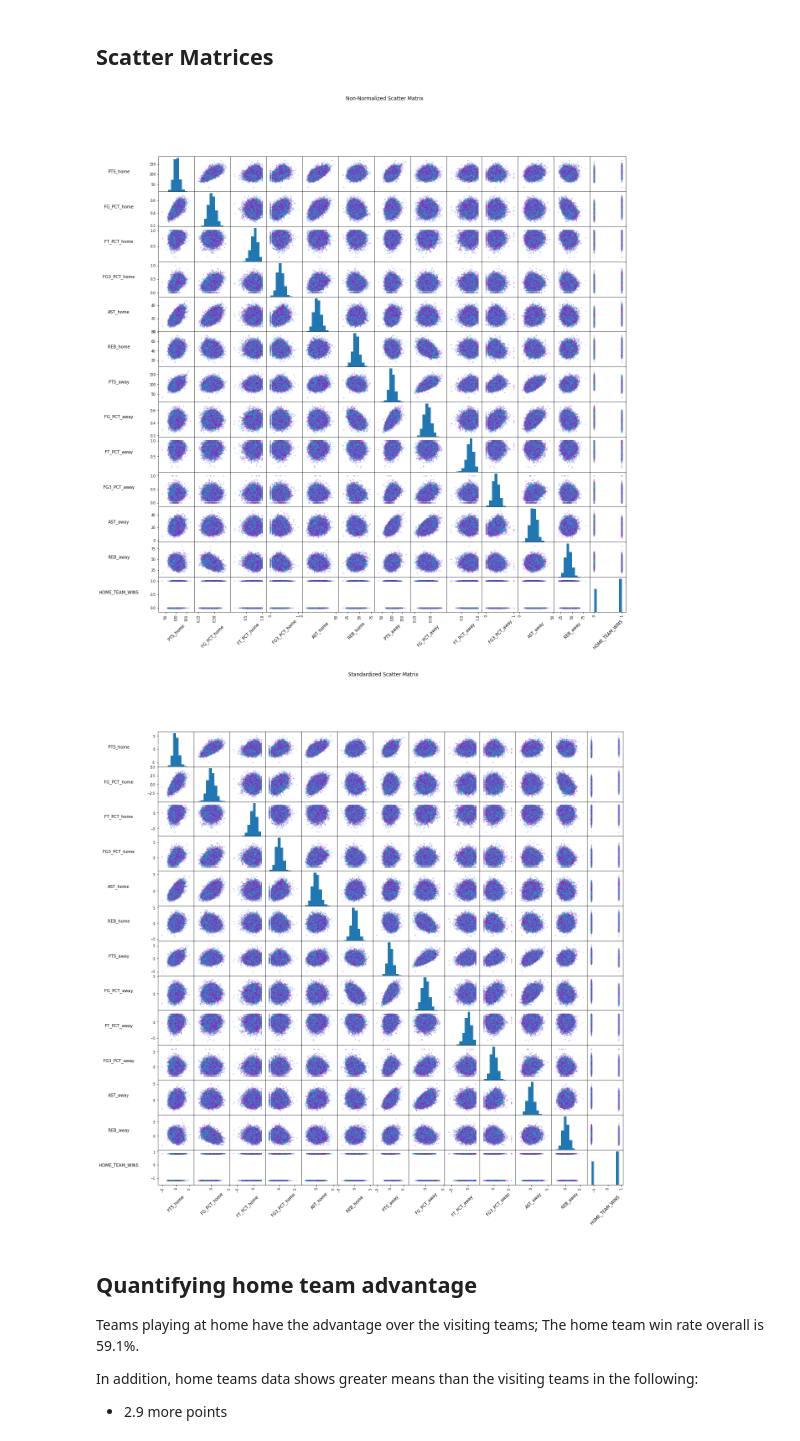
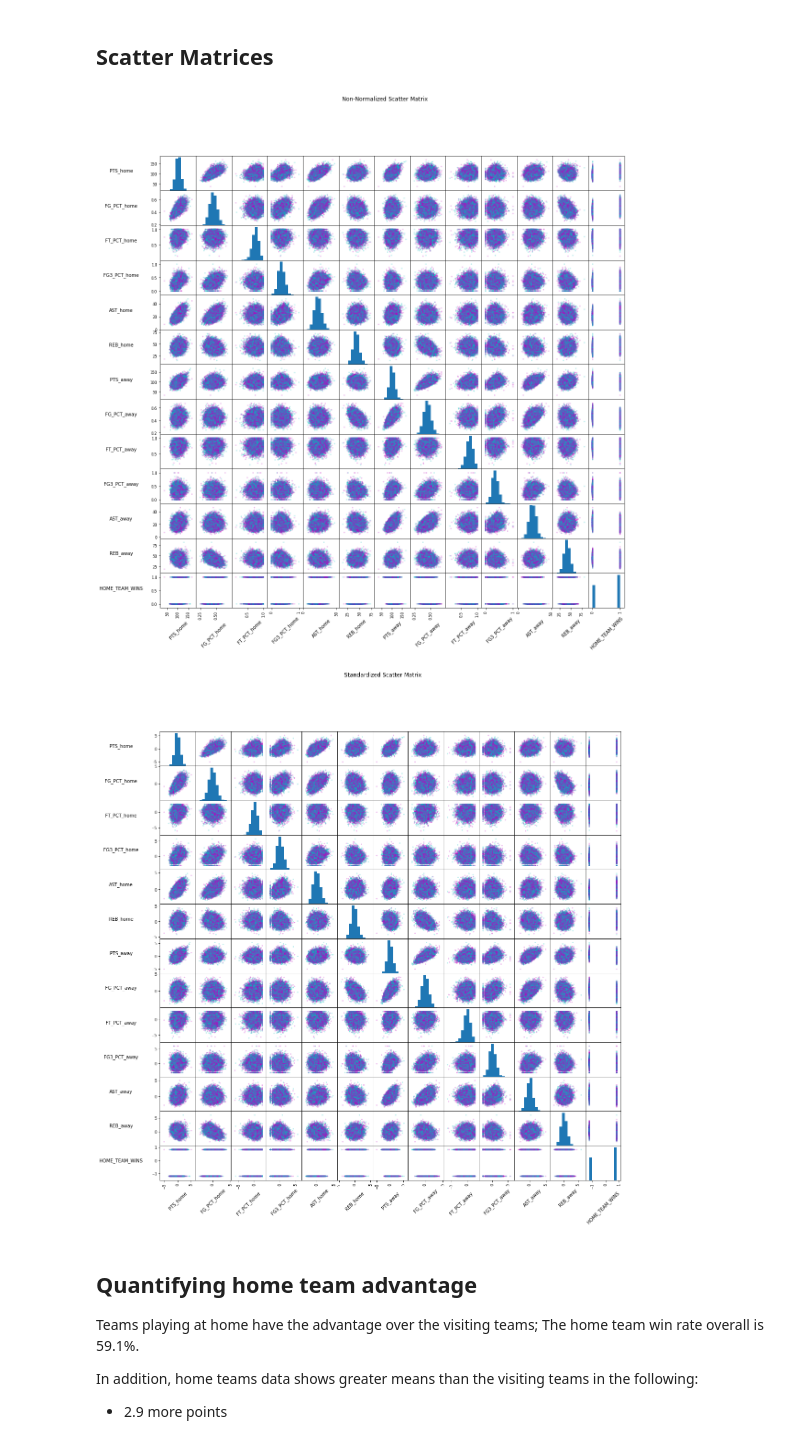
Before and after one commit to psalire/cmpe255-term-project, a Jupyter notebook: research.ipynb, the cells around one changed output. Drawn from its saved outputs; the diff is of its cells as text; code cells hidden in the pictures.

Commit message:
add scatter matrix

```diff
--- a/research.ipynb
+++ b/research.ipynb
@@ -146,8 +146,8 @@ for k in ['GAME_DATE_EST','GAME_ID','HOME_TEAM_ID','VISITOR_TEAM_ID','SEASON','T
 games_data_df['HOME_TEAM_WINS'] = winners_df.copy()
 sm=pd.plotting.scatter_matrix(
     games_data_df,
-    alpha=0.3,
-    figsize=(20,20),
+    alpha=0.25,
+    figsize=(18,18),
     diagonal='hist',
     range_padding=0.3, # More padding to fit labels
     c=['c','m']*(23421//2) + ['c'], # Color differentiate points from different data
@@ -161,27 +161,27 @@ for s in sm.reshape(-1):
 plt.suptitle('Non-Normalized Scatter Matrix')
 plt.show()
 # %% [output]
-[figure, old version]
+[figure, new version]
 # %%
 standardized_games_data_df = pd.DataFrame(StandardScaler().fit_transform(games_data_df), columns=games_data_df.columns)
 sm=pd.plotting.scatter_matrix(
     standardized_games_data_df,
-    alpha=0.3,
-    figsize=(20,20),
+    alpha=0.25,
+    figsize=(18,18),
     diagonal='hist',
     range_padding=0.3, # More padding to fit labels
     c=['c','m']*(23421//2) + ['c'], # Color differentiate points from different data
 )
 # Rotate & reposition labels
 # (referenced https://stackoverflow.com/questions/32560932/how-to-customize-a-scatter-matrix-to-see-all-titles)
 for s in sm.reshape(-1):
     s.xaxis.label.set_rotation(45)
     s.yaxis.label.set_rotation(0)
     s.get_yaxis().set_label_coords(-1.1,0.5)
 plt.suptitle('Standardized Scatter Matrix')
 plt.show()
 # %% [output]
-[figure, old version]
+[figure, new version]
 # %% [markdown]
 ## Quantifying home team advantage
 Teams playing at home have the advantage over the visiting teams; The home team win rate overall is 59.1%.
```
